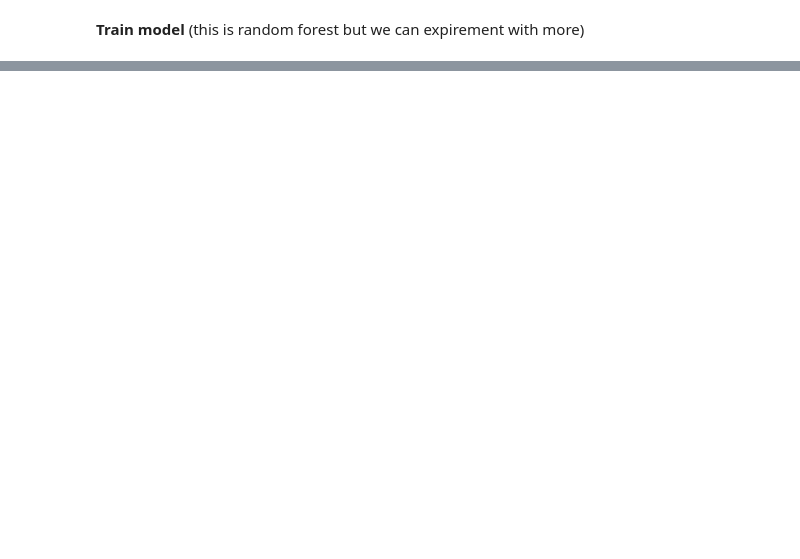
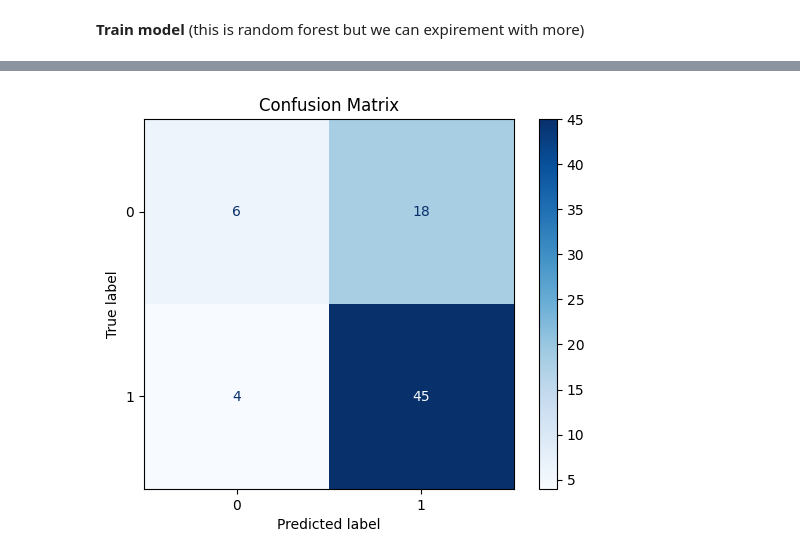
Before and after one commit to joewadk/btt-aistudio-project, a Jupyter notebook: random_forest_binary_classifier.ipynb, the cells around one changed output, grey strips where cells are left out. Drawn from its saved outputs; the diff is of its cells as text; code cells hidden in the pictures; blank space fills up the shorter version.

```diff
--- a/random_forest_binary_classifier.ipynb
+++ b/random_forest_binary_classifier.ipynb
@@ -64,0 +151,7 @@ Model accuracy: 0.7291666666666666
+# %%
+# Plot confusion matrix
+ConfusionMatrixDisplay.from_estimator(best_rf_clf, X_test_vec, y_test, cmap='Blues')
+plt.title("Confusion Matrix")
+plt.show()
+# %% [output]
+[figure, added]
```
Also changed, not shown: parts of 14 cells of this notebook.
